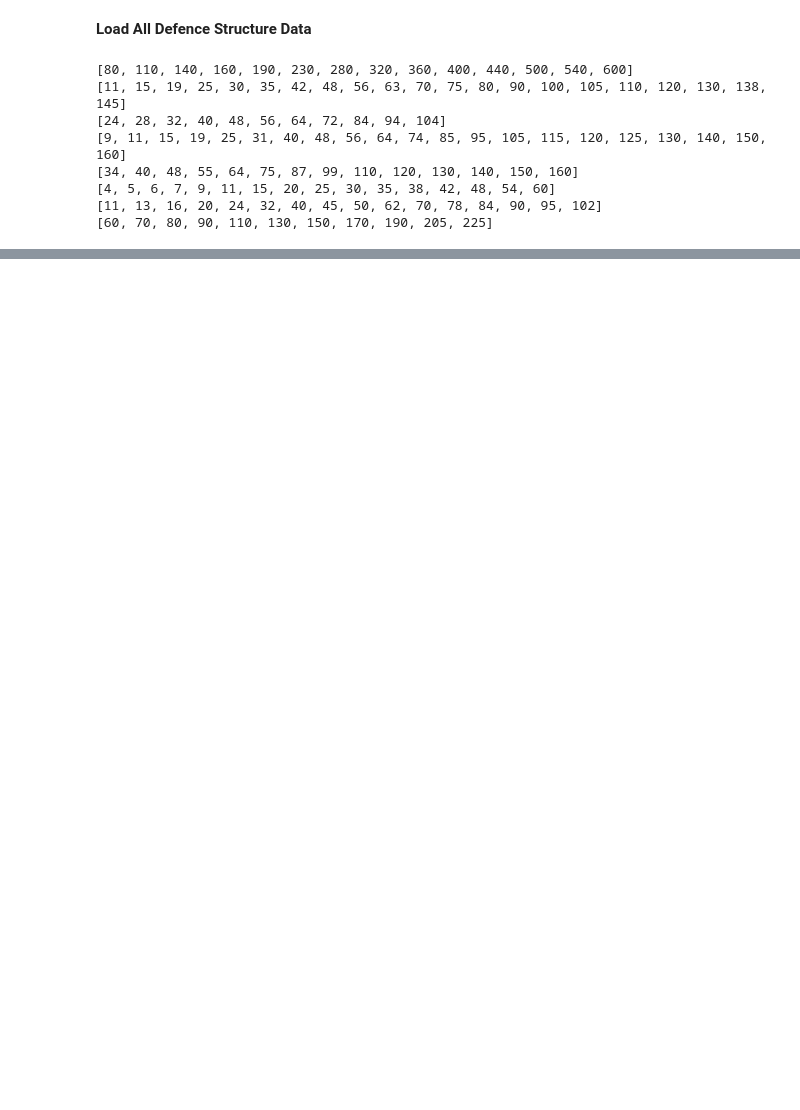
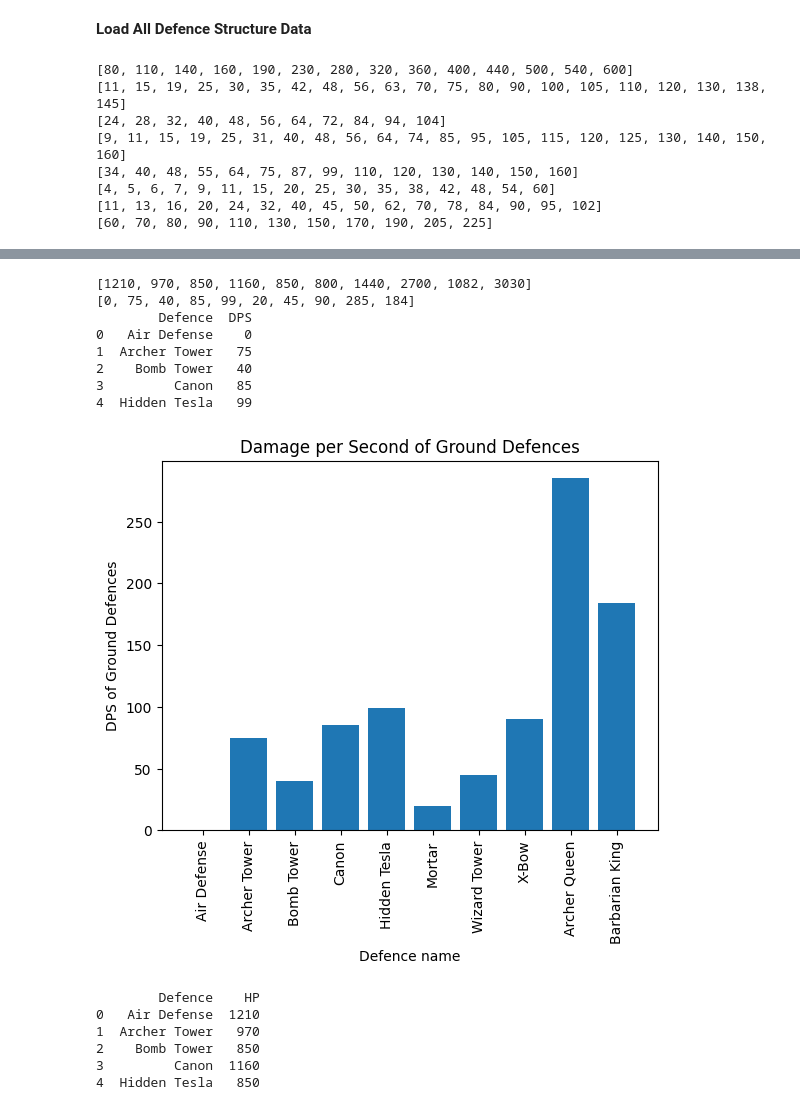
Before and after one commit to auregiuglarism/Clash_of_Clans_DataAnalysis, a Jupyter notebook: Defence Structure Analysis/defence_structure_analysis.ipynb, the cells around one changed output, grey strips where cells are left out. Saved outputs shown, nothing was run; the diff lists cells and outputs as text; code cells hidden in the pictures; blank space fills up the shorter version.

```diff
--- a/Defence Structure Analysis/defence_structure_analysis.ipynb
+++ b/Defence Structure Analysis/defence_structure_analysis.ipynb
@@ -94,0 +108,60 @@ concatenated_df
+# %%
+element_to_find = 9
+
+hp_defences = []
+for row in concatenated_df.iterrows():
+    th_index = row[1].loc["Town Hall Level Required"]
+    index_in_reversed = th_index[::-1].index(element_to_find)
+    last_occurrence_index = len(th_index) - 1 - index_in_reversed
+
+    lvl = row[1].loc["Level"]
+
+    hp_index = lvl[last_occurrence_index]
+
+    hp_list = row[1].loc["Hitpoints"]
+
+    element = hp_list[hp_index].replace(",", "")
+
+    hp_defences.append(int(element))
+# %%
+# Retrieving names of the defences:
+defences = concatenated_df["Defence"].tolist()
+
+print(hp_defences)
+print(dps_ground)
+
+graph1 = pd.DataFrame({"Defence": defences, "DPS": dps_ground})
+print(graph1.head())
+plt.bar(graph1["Defence"], graph1["DPS"])
+plt.xticks(rotation=90)
+plt.xlabel('Defence name')
+plt.ylabel('DPS of Ground Defences')
+plt.title("Damage per Second of Ground Defences")
+plt.show()
+
+# Preparing HP data
+# print(hp_defences)
+graph2 = pd.DataFrame({"Defence": defences, "HP": hp_defences})
+print(graph2.head())
+plt.bar(graph2["Defence"], graph2["HP"])
+plt.xticks(rotation=90)
+plt.xlabel('Defence name')
+plt.ylabel('HP of Defences')
+plt.title("Hitpoints of Defences")
+plt.show()
+# %% [output]
+[1210, 970, 850, 1160, 850, 800, 1440, 2700, 1082, 3030]
+[0, 75, 40, 85, 99, 20, 45, 90, 285, 184]
+        Defence  DPS
+0   Air Defense    0
+1  Archer Tower   75
+2    Bomb Tower   40
+3         Canon   85
+4  Hidden Tesla   99
+[figure, added]
+        Defence    HP
+0   Air Defense  1210
+1  Archer Tower   970
+2    Bomb Tower   850
+3         Canon  1160
+4  Hidden Tesla   850
```
Also changed, not shown: parts of 5 cells of this notebook, 3 other files.
